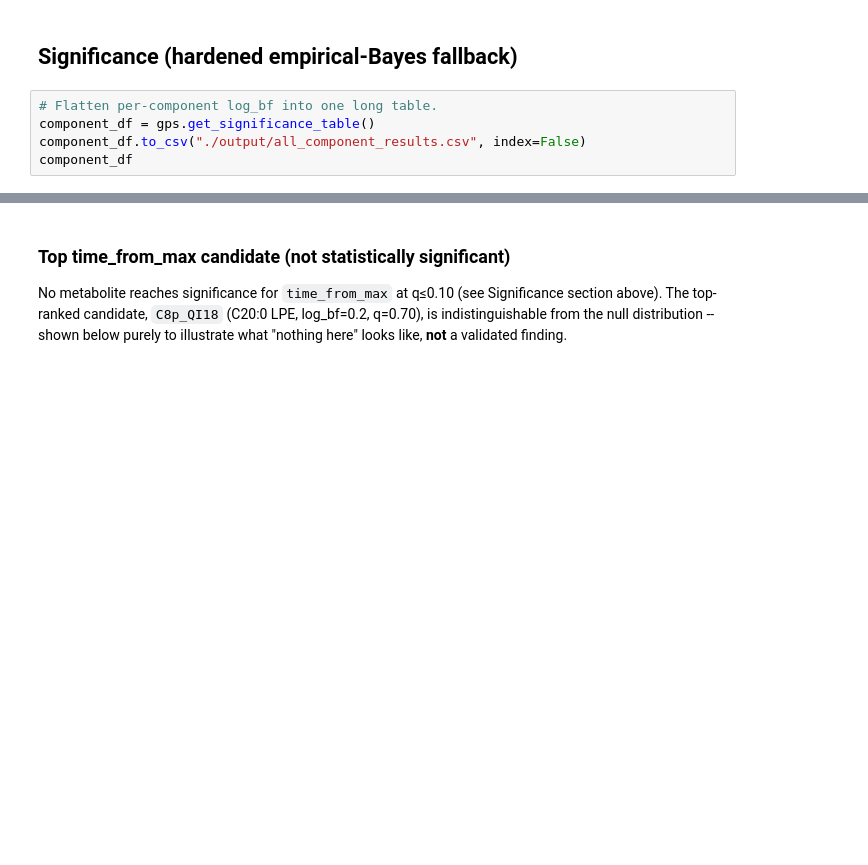
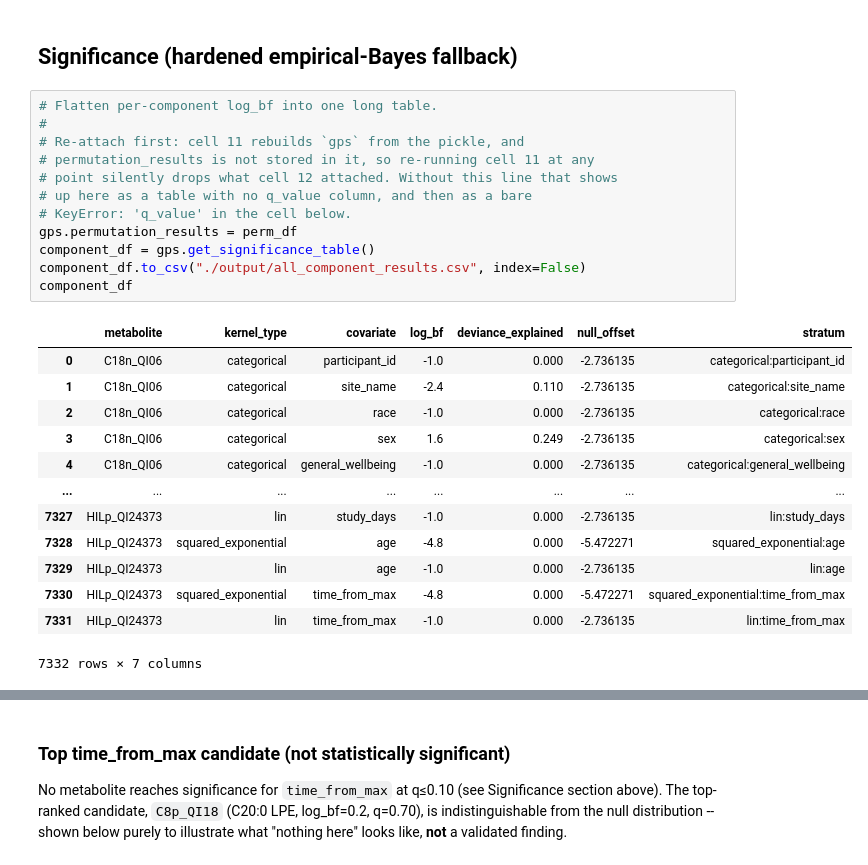
Before and after one commit to omicsEye/waveome, a Jupyter notebook: examples/iHMP/ihmp_waveome.ipynb, the cells around one changed output, grey strips where cells are left out. Cells and saved outputs as stored; diff of their text form; blank space fills up the shorter version.

```diff
--- a/examples/iHMP/ihmp_waveome.ipynb
+++ b/examples/iHMP/ihmp_waveome.ipynb
@@ -511,10 +615,31 @@ tfm_compounds
 # %% [markdown]
 ## Significance (hardened empirical-Bayes fallback)
-# %%
-# Flatten per-component log_bf into one long table.
-component_df = gps.get_significance_table()
-component_df.to_csv("./output/all_component_results.csv", index=False)
-component_df
+# %%
+# Flatten per-component log_bf into one long table.
+#
+# Re-attach first: cell 11 rebuilds `gps` from the pickle, and
+# permutation_results is not stored in it, so re-running cell 11 at any
+# point silently drops what cell 12 attached. Without this line that shows
+# up here as a table with no q_value column, and then as a bare
+# KeyError: 'q_value' in the cell below.
+gps.permutation_results = perm_df
+component_df = gps.get_significance_table()
+component_df.to_csv("./output/all_component_results.csv", index=False)
+component_df
+# %% [output]
+|  | metabolite | kernel_type | covariate | log_bf | deviance_explained | null_offset | stratum |
+| 0 | C18n_QI06 | categorical | participant_id | -1.0 | 0.000 | -2.736135 | categorical:participant_id |
+| 1 | C18n_QI06 | categorical | site_name | -2.4 | 0.110 | -2.736135 | categorical:site_name |
+| 2 | C18n_QI06 | categorical | race | -1.0 | 0.000 | -2.736135 | categorical:race |
+| 3 | C18n_QI06 | categorical | sex | 1.6 | 0.249 | -2.736135 | categorical:sex |
+| 4 | C18n_QI06 | categorical | general_wellbeing | -1.0 | 0.000 | -2.736135 | categorical:general_wellbeing |
+| ... | ... | ... | ... | ... | ... | ... | ... |
+| 7327 | HILp_QI24373 | lin | study_days | -1.0 | 0.000 | -2.736135 | lin:study_days |
+| 7328 | HILp_QI24373 | squared_exponential | age | -4.8 | 0.000 | -5.472271 | squared_exponential:age |
+| 7329 | HILp_QI24373 | lin | age | -1.0 | 0.000 | -2.736135 | lin:age |
+| 7330 | HILp_QI24373 | squared_exponential | time_from_max | -4.8 | 0.000 | -5.472271 | squared_exponential:time_from_max |
+| 7331 | HILp_QI24373 | lin | time_from_max | -1.0 | 0.000 | -2.736135 | lin:time_from_max |
+7332 rows × 7 columns
 # %%
 NOMINAL_Q = 0.1
 RESEARCH_COVARIATES = ["hbi", "time_from_max"]
```
Also changed, not shown: parts of 14 cells of this notebook, 2 other files.
